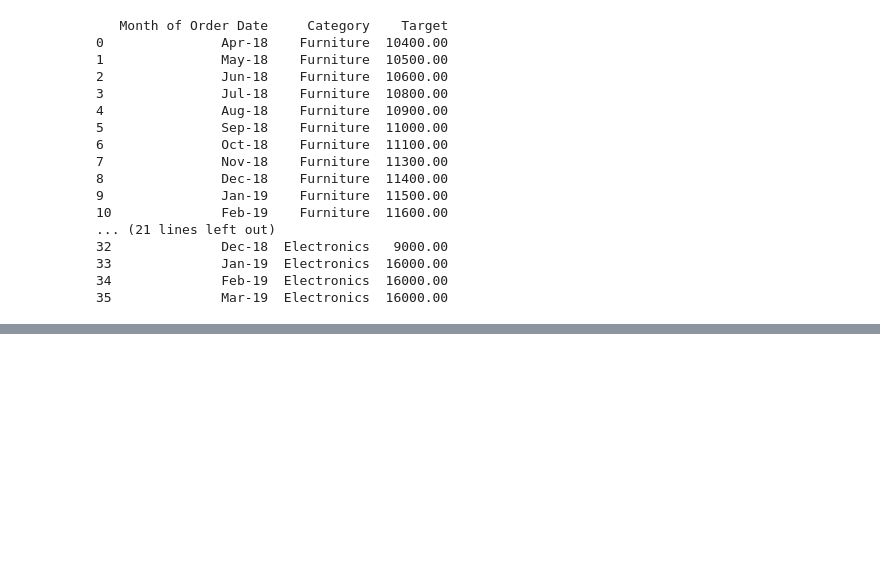
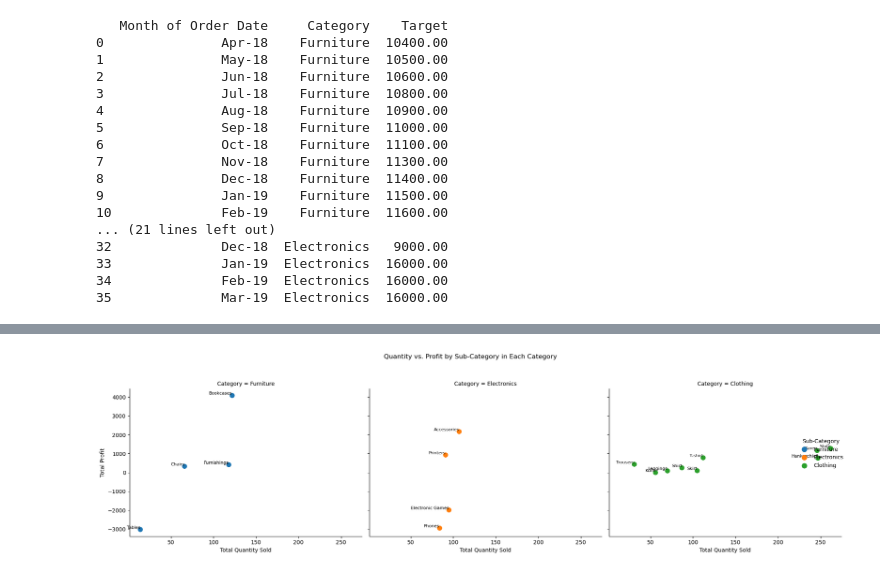
Before and after one commit to pramodkumarpodila-source/E-Commerce-Data-Analysis-PostgreSQL-psycopg2-and-JupyterLab, a Jupyter notebook: Analysis_Geny.ipynb, the cells around one changed output, grey strips where cells are left out. Cells and saved outputs as stored; diff of their text form; code cells hidden in the pictures; blank space fills up the shorter version.

Commit message:
added Quantity vs. Profit by Sub-Category in Each Category

```diff
--- a/Analysis_Geny.ipynb
+++ b/Analysis_Geny.ipynb
@@ -118,11 +118,10 @@ print("✅ List of Orders.csv data imported with blank rows skipped!")
 # %% [output]
 ✅ List of Orders.csv data imported with blank rows skipped!
 # %%
+conn.rollback()
 import csv
-
 def empty_to_none(row):
     return [r if r != "" else None for r in row]
-
 with open('Order Details.csv', 'r') as f:
     next(f)  # skip header
     reader = csv.reader(f)
@@ -133,9 +132,9 @@ with open('Order Details.csv', 'r') as f:
             cur.execute("""
                 INSERT INTO order_details (
                     "Order ID", "Amount", "Profit", "Quantity", "Category", "Sub-Category"
-                ) VALUES (%s, %s, %s, %s, %s, %s);
+                ) VALUES (%s, %s, %s, %s, %s, %s)
+                ON CONFLICT ("Order ID") DO NOTHING;
             """, row)
-
 conn.commit()
-print("✅ Order Details.csv data imported!")
+print(" Order Details.csv data imported! (duplicate rows skipped)")
 # %% [output]
@@ -416,0 +381,36 @@ conn.rollback()
+# %%
+import seaborn as sns
+import matplotlib.pyplot as plt
+
+g = sns.relplot(
+    data=df,
+    x="total_quantity",
+    y="total_profit",
+    hue="Category",      # color points by sub-category
+    col="Category",          # one panel per category
+    kind="scatter",
+    height=5,
+    aspect=1.2,
+    s=100
+)
+
+# Annotate each point with its Sub-Category name
+for ax, category in zip(g.axes.flat, df["Category"].unique()):
+    subset = df[df["Category"] == category]
+    for i, row in subset.iterrows():
+        ax.text(
+            row["total_quantity"],
+            row["total_profit"],
+            str(row["Sub-Category"]),
+            fontsize=8,
+            ha="right",
+            va="bottom"
+        )
+
+g.set_axis_labels("Total Quantity Sold", "Total Profit")
+g._legend.set_title("Sub-Category")
+g.fig.suptitle("Quantity vs. Profit by Sub-Category in Each Category", y=1.05)
+plt.tight_layout()
+plt.show()
+# %% [output]
+[figure, added]
```
Also changed, not shown: parts of 10 cells of this notebook.
